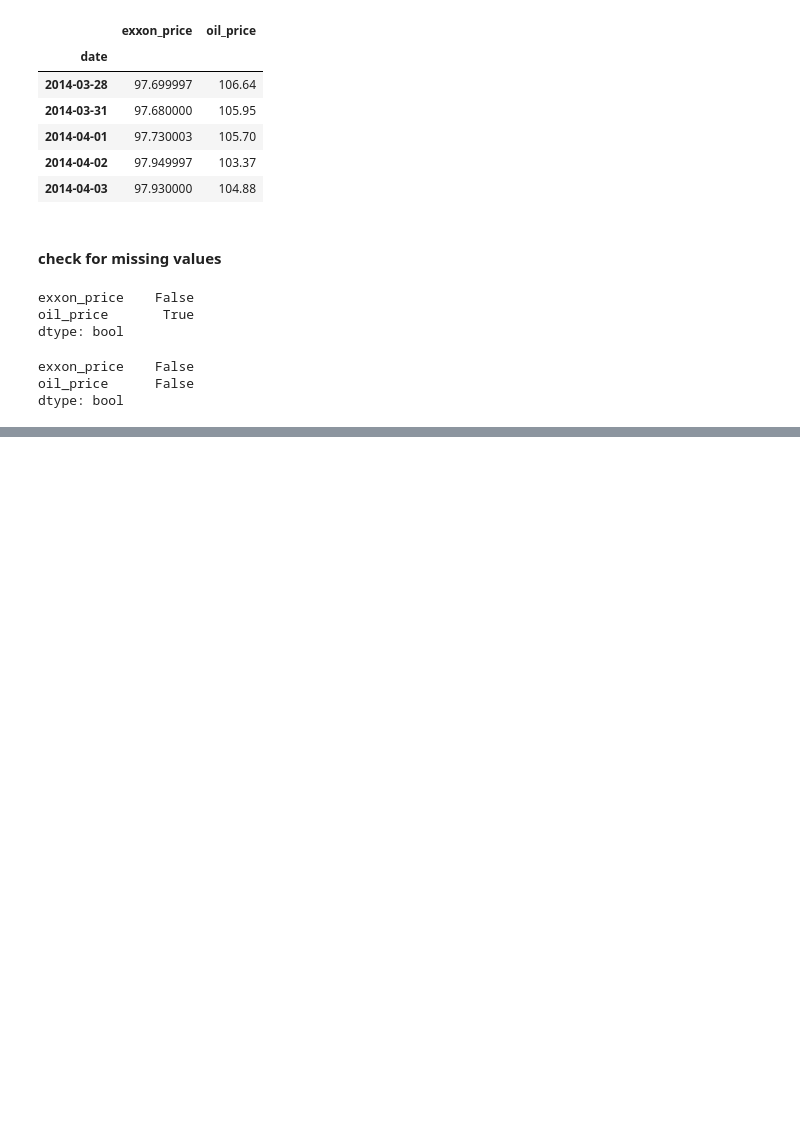
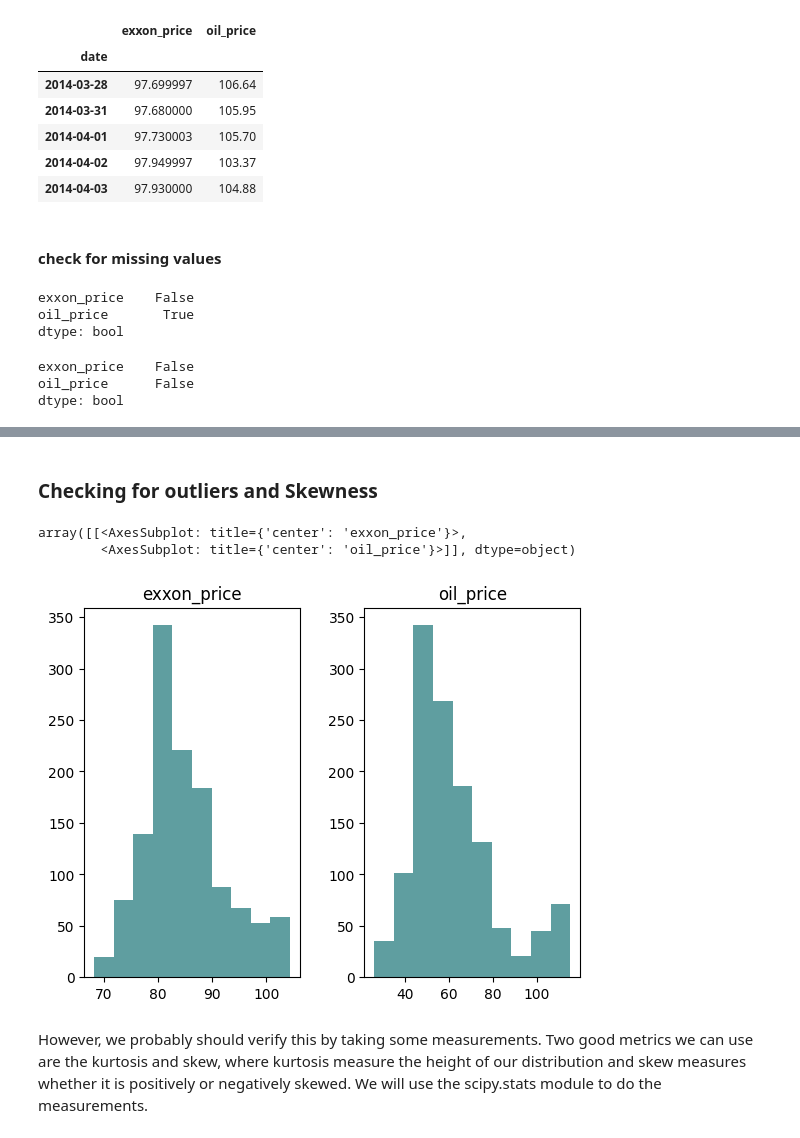
Before and after one commit to gegitonga/ML-Machine-Learning-and-Data-Science, a Jupyter notebook: ML work/Linear regression Model Oil_Exxon_dataset/linear_regression.ipynb, the cells around one changed output, grey strips where cells are left out. Cells and saved outputs as stored; diff of their text form; code cells hidden in the pictures; blank space fills up the shorter version.

Commit message:
skew_and_kurtosis

```diff
--- a/ML work/Linear regression Model Oil_Exxon_dataset/linear_regression.ipynb
+++ b/ML work/Linear regression Model Oil_Exxon_dataset/linear_regression.ipynb
@@ -82,0 +141,10 @@ dtype: bool
+# %% [markdown]
+### Checking for outliers and Skewness
+# %%
+price_data.hist(grid = False, color = 'cadetblue')
+# %% [output]
+array([[<AxesSubplot: title={'center': 'exxon_price'}>,
+        <AxesSubplot: title={'center': 'oil_price'}>]], dtype=object)
+[figure, added]
+# %% [markdown]
+However, we probably should verify this by taking some measurements. Two good metrics we can use are the kurtosis and skew, where kurtosis measure the height of our distribution and skew measures whether it is positively or negatively skewed. We will use the scipy.stats module to do the measurements.
```
Also changed, not shown: parts of 12 cells of this notebook.
